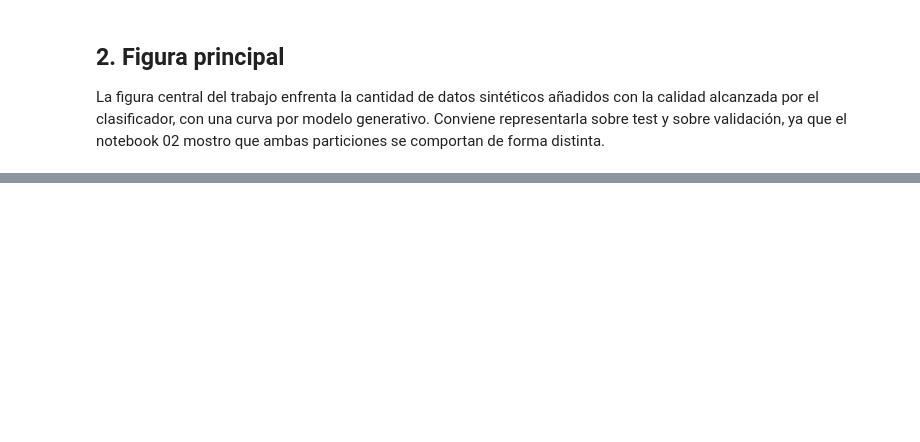
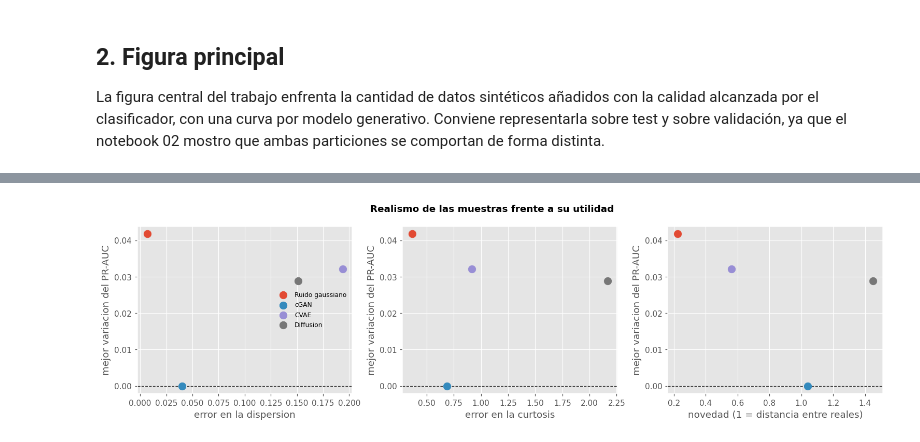
Before and after one commit to raulrodriguezlr/B5-T1, a Jupyter notebook: notebooks/07_comparativa_final.ipynb, the cells around one changed output, grey strips where cells are left out. Saved outputs shown, nothing was run; the diff lists cells and outputs as text; code cells hidden in the pictures; blank space fills up the shorter version.

Commit message:
Guardar cambios locales antes de actualizar

```diff
--- a/notebooks/07_comparativa_final.ipynb
+++ b/notebooks/07_comparativa_final.ipynb
@@ -165,0 +255,88 @@ entre semillas.
+# %%
+from scipy import stats
+from sklearn.metrics import pairwise_distances
+
+ruta_calidad = os.path.join(config.DIR_TABLAS, "calidad_frente_utilidad.csv")
+
+# Respaldo con los valores ya calculados, por si no estan ni los sinteticos
+# (models/sinteticos_*.npz, que estan en .gitignore) ni la tabla guardada.
+_RESPALDO = pd.DataFrame([
+    {"modelo": "Ruido gaussiano", "error de dispersion": 0.006652, "error de curtosis": 0.368556,
+     "error de correlacion": 0.016410, "novedad": 0.223213, "mejor variacion": 0.041785},
+    {"modelo": "cGAN", "error de dispersion": 0.039891, "error de curtosis": 0.687468,
+     "error de correlacion": 0.110071, "novedad": 1.041409, "mejor variacion": 0.000000},
+    {"modelo": "CVAE", "error de dispersion": 0.193608, "error de curtosis": 0.914336,
+     "error de correlacion": 0.501791, "novedad": 0.560540, "mejor variacion": 0.032058},
+    {"modelo": "Diffusion", "error de dispersion": 0.150999, "error de curtosis": 2.168401,
+     "error de correlacion": 0.169041, "novedad": 1.450399, "mejor variacion": 0.028914},
+])
+
+faltan = [n for n in modelos_generativos
+          if not os.path.exists(os.path.join(config.DIR_MODELOS, f"sinteticos_{n}.npz"))]
+
+if not faltan:
+    # Camino completo: recomputa desde los sinteticos y guarda la tabla.
+    d_datos = datos.cargar_dataset()
+    X_real, y_real = datos.submuestra_real(
+        d_datos["X_train"], d_datos["y_train"], config.N_REALES, config.SEMILLA)
+    n_activos = X_real.shape[2]
+    plano_real = X_real.reshape(len(X_real), -1)
+    triangulo = np.triu_indices(n_activos, k=1)
+    corr_real = np.corrcoef(X_real.reshape(-1, n_activos).T)[triangulo].mean()
+
+    rng = np.random.default_rng(config.SEMILLA)
+    sel = rng.choice(len(plano_real), size=min(800, len(plano_real)), replace=False)
+    d_rr = pairwise_distances(plano_real[sel], plano_real)
+    d_rr[np.arange(len(sel)), sel] = np.inf
+    referencia_novedad = d_rr.min(axis=1).mean()
+
+    filas = []
+    for nombre in modelos_generativos:
+        sint = experimento.cargar_sinteticos(nombre)
+        Xs = sint["X_synth"]
+        plano_s = Xs.reshape(len(Xs), -1)
+        idx = rng.choice(len(plano_s), size=min(800, len(plano_s)), replace=False)
+        novedad = pairwise_distances(plano_s[idx], plano_real).min(axis=1).mean()
+        d = resumen[resumen["modelo"] == nombre].sort_values("ratio")
+        base = d[d["ratio"] == 0].iloc[0]["pr_auc_media"]
+        mejor = d["pr_auc_media"].max()
+        filas.append({
+            "modelo": config.NOMBRES_MODELO.get(nombre, nombre),
+            "error de dispersion": abs(float(Xs.std()) - float(X_real.std())),
+            "error de curtosis": abs(float(stats.kurtosis(Xs.ravel()))
+                                     - float(stats.kurtosis(X_real.ravel()))),
+            "error de correlacion": abs(
+                float(np.corrcoef(Xs.reshape(-1, n_activos).T)[triangulo].mean())
+                - float(corr_real)),
+            "novedad": novedad / referencia_novedad,
+            "mejor variacion": mejor - base,
+        })
+    calidad = pd.DataFrame(filas)
+    calidad.to_csv(ruta_calidad, index=False)
+    print(f"Recalculado desde los sinteticos. Referencia de novedad: {referencia_novedad:.3f}")
+elif os.path.exists(ruta_calidad):
+    print(f"Faltan sinteticos de {faltan}; se usa la tabla guardada {ruta_calidad}.")
+    calidad = pd.read_csv(ruta_calidad)
+else:
+    print(f"Faltan los sinteticos {faltan} y la tabla guardada; se usan los valores de respaldo.")
+    print("(Para recalcular desde cero, ejecuta antes los notebooks 03, 04, 05 y 06.)")
+    calidad = _RESPALDO.copy()
+
+display(calidad.round(4))
+
+fig, axes = plt.subplots(1, 3, figsize=(14, 4.0))
+propiedades = [("error de dispersion", "error en la dispersion"),
+               ("error de curtosis", "error en la curtosis"),
+               ("novedad", "novedad (1 = distancia entre reales)")]
+for ax, (columna, etiqueta) in zip(axes, propiedades):
+    for _, f in calidad.iterrows():
+        ax.scatter(f[columna], f["mejor variacion"], s=90, label=f["modelo"], zorder=3)
+    ax.axhline(0, color="#2c2c2c", linewidth=0.9, linestyle="--")
+    ax.set_xlabel(etiqueta)
+    ax.set_ylabel("mejor variacion del PR-AUC")
+axes[0].legend(fontsize=8)
+fig.suptitle("Realismo de las muestras frente a su utilidad", fontweight="bold")
+fig.tight_layout()
+graficos.guardar(fig, "07_calidad_frente_utilidad")
+plt.show()
+# %% [output]
@@ -165,0 +350 @@ entre semillas.
+[figure, added]
```
Also changed, not shown: parts of 21 cells of this notebook, 7 other files.
